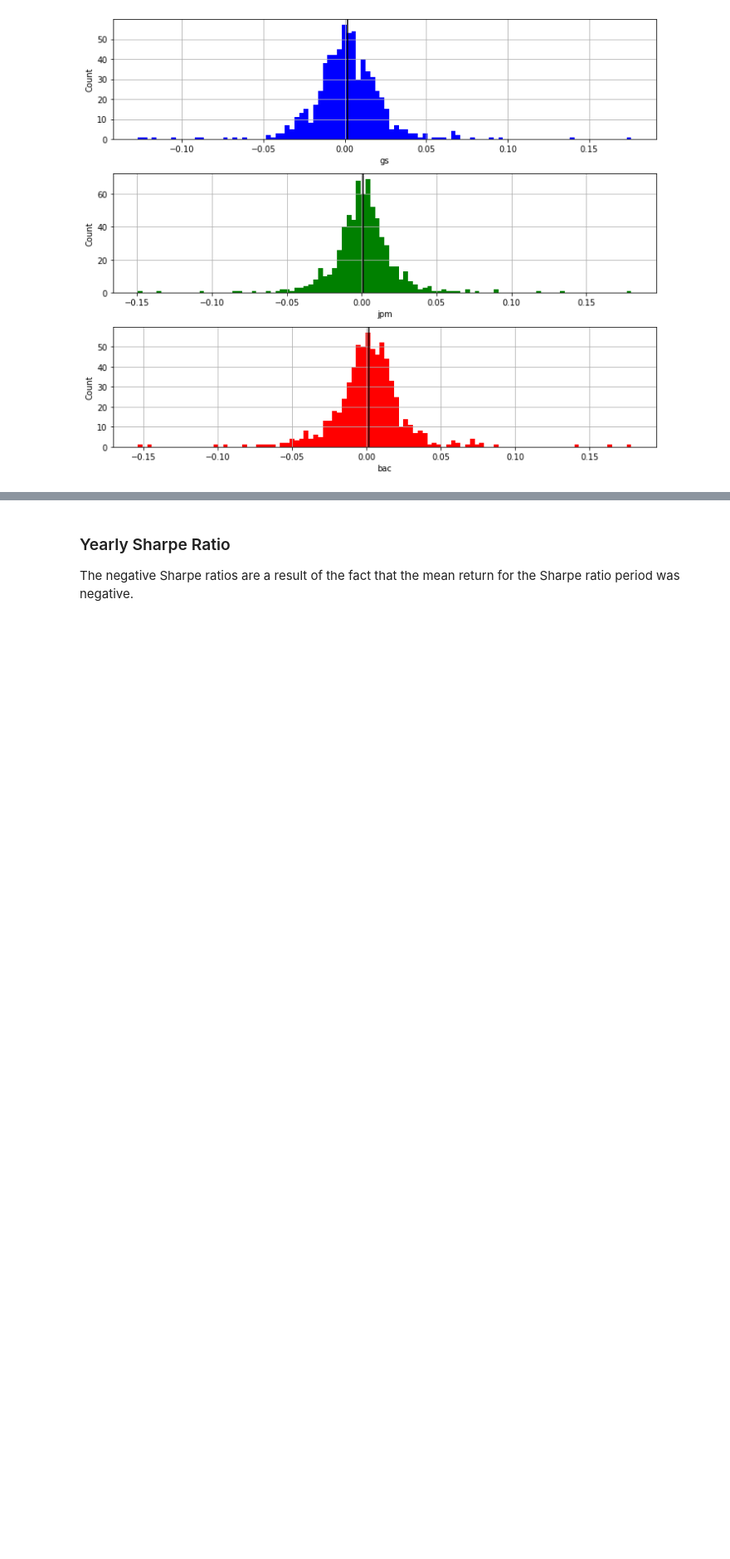
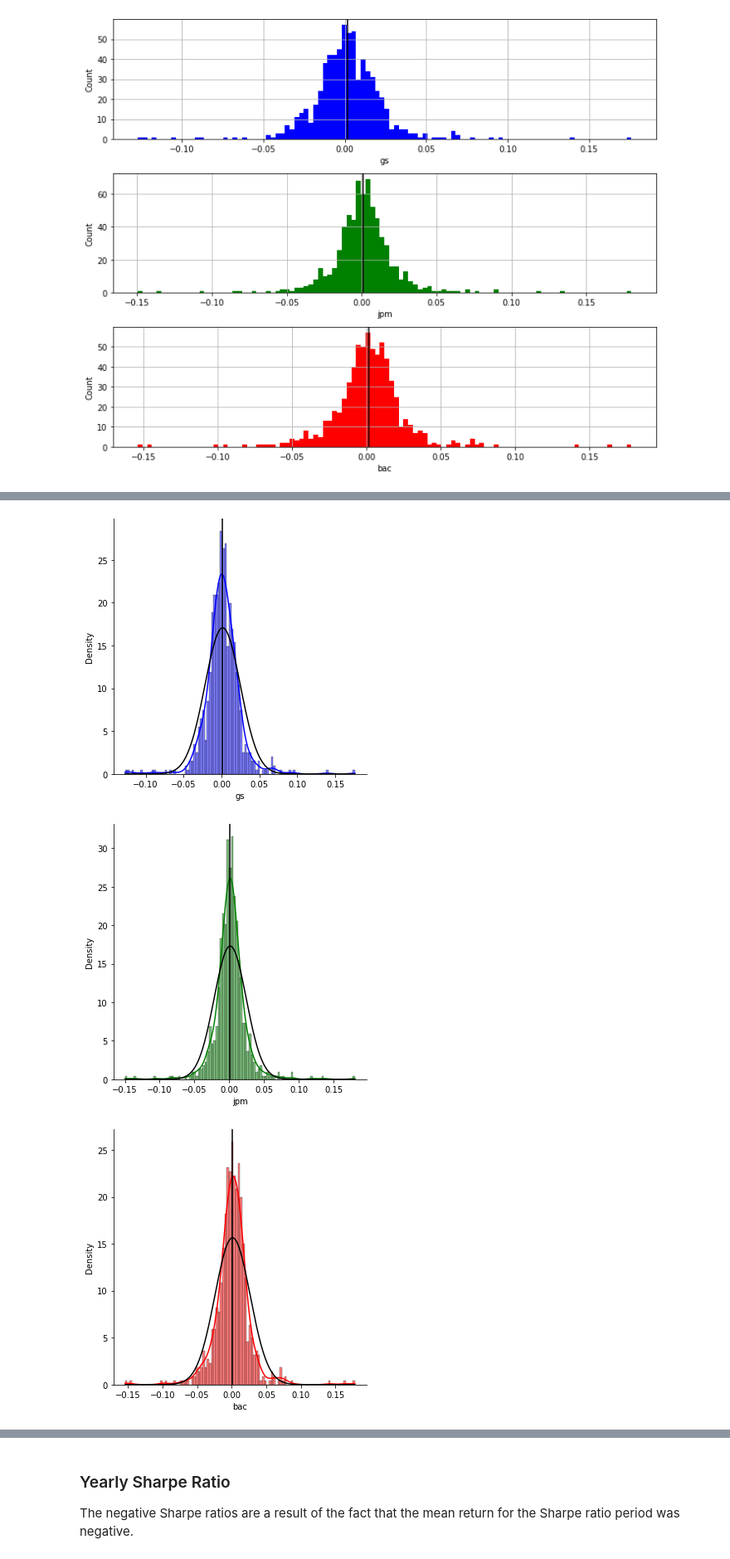
Before and after one commit to IanLKaplan/basic_finance, a Jupyter notebook: basic_finance.ipynb, the cells around one changed output, grey strips where cells are left out. Shown: that part at 83% size. Drawn from its saved outputs; the diff is of its cells as text; code cells hidden in the pictures; blank space fills up the shorter version.

Commit message:
Added code to calculate 4-day return and plot histograms and report statistics.

```diff
--- a/basic_finance.ipynb
+++ b/basic_finance.ipynb
@@ -209,8 +210,9 @@ The simple return for a time period <i>t</> is:
 
 $\ R = \large \frac{R_t - R_{t-1}}{R_{t-1}} = \frac{R_t}{R_{t-1}} - 1$
 # %%
-def simple_return(time_series: List) -> List :
-    return list(((time_series[i]/time_series[i-1]) - 1.0 for i in range(1, len(time_series))))
+def simple_return(time_series: List, period: int) -> List :
+    return list(((time_series[i]/time_series[i-period]) - 1.0 for i in range(period, len(time_series), period)))
+
 
 def return_df(time_series_df: pd.DataFrame) -> pd.DataFrame:
     """
@@ -224,7 +226,7 @@ def return_df(time_series_df: pd.DataFrame) -> pd.DataFrame:
     index = time_series_df.index
     for col in col_names:
         col_vals = time_series_df[col]
-        col_ret = simple_return(col_vals)
+        col_ret = simple_return(col_vals, 1)
         r_df[col] = col_ret
     return r_df.set_index(index[1:len(index)])
 
@@ -344,5 +341,0 @@ Return Histogram with Density Plots
-# %%
-for i, col in enumerate(r_df_adj.columns):
-    sns.displot(data=r_df_adj[col], kde=True, color=colors[i], bins=numBins)
-    plt.axvline(x=stat.mean(r_df_adj[col]), color='black')
-    plt.show()
@@ -352,0 +352,29 @@ for i, col in enumerate(r_df_adj.columns):
+# %%
+def hist_plot(values: pd.Series, numBins: int, color: str) -> None:
+    sns.displot(data=values, kde=True, color=color, bins=numBins, stat='density')
+    mean = stat.mean(values)
+    sd = stat.stdev(values)
+    min = np.min(values)
+    max = np.max(values)
+    x_linspace = np.linspace(min, max, len(values))
+    pdf = sp.stats.norm.pdf(x_linspace, mean, sd)
+    plt.plot(x_linspace, pdf, color='black')
+    plt.axvline(x=mean, color='black')
+    plt.show()
+
+for i, col in enumerate(r_df_adj.columns):
+    hist_plot(r_df_adj[col], numBins, colors[i])
+
+r_stat: List = []
+for col in r_df_adj.columns:
+    mean = stat.mean(r_df_adj[col])
+    sd = stat.stdev(r_df_adj[col])
+    r_stat.append({'mean': mean, 'sd': sd})
+
+r_stat_df: pd.DataFrame = pd.DataFrame(r_stat)
+r_stat_df.index = r_df_adj.columns
+print(tabulate(r_stat_df, headers=['stock', 'mean', 'stddev'], tablefmt="fancy_grid"))
+# %% [output]
+[figure, added]
+[figure, added]
+[figure, added]
```
Also changed, not shown: parts of 8 cells of this notebook.
